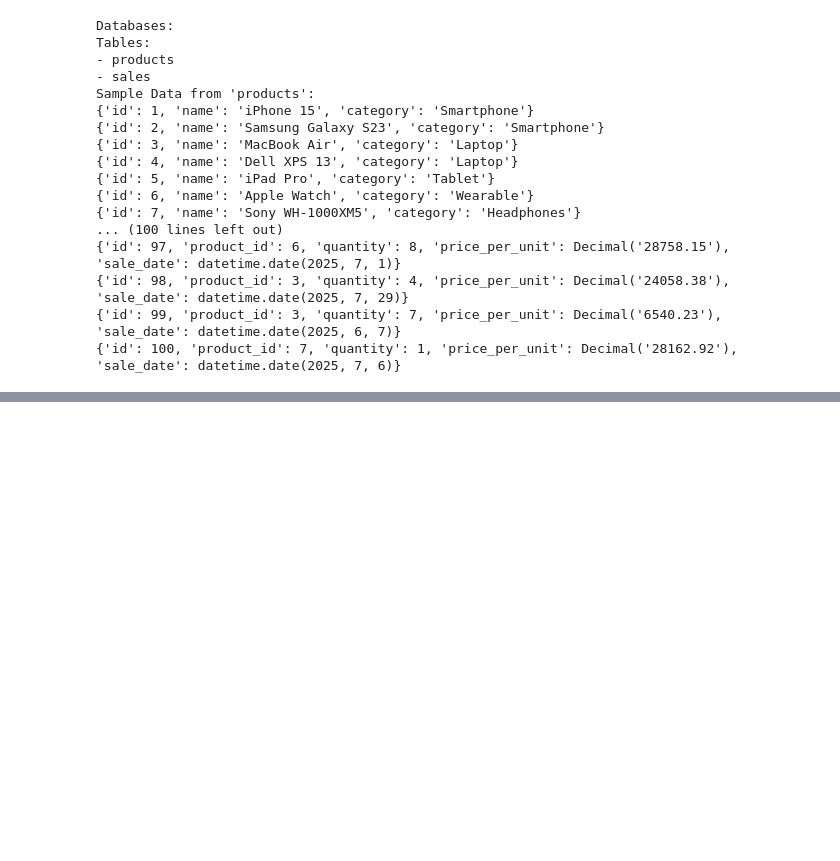
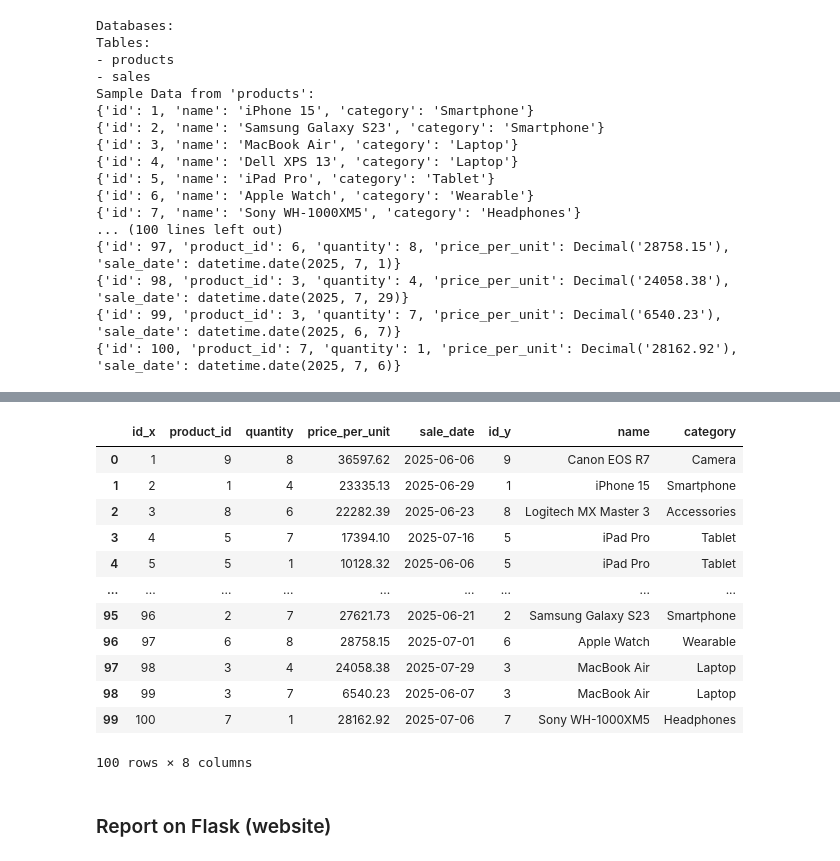
Before and after one commit to ftkbyond77/langchain-lab, a Jupyter notebook: Ai Analyst/dd.ipynb, the cells around one changed output, grey strips where cells are left out. Drawn from its saved outputs; the diff is of its cells as text; code cells hidden in the pictures; blank space fills up the shorter version.

Commit message:
flask connecting (debugging)

```diff
--- a/Ai Analyst/dd.ipynb
+++ b/Ai Analyst/dd.ipynb
@@ -151,0 +154,6 @@ Sample Data from 'products':
+# %%
+df_products = pd.read_sql('SELECT * FROM products', engine)
+df_sales = pd.read_sql('SELECT * FROM sales', engine)
+
+print(df_products.head())
+print(df_sales.head())
@@ -151,0 +173,18 @@ Sample Data from 'products':
+# %%
+df = pd.merge(df_sales, df_products, left_on="product_id", right_on="id")
+# %%
+df
+# %% [output]
+|  | id_x | product_id | quantity | price_per_unit | sale_date | id_y | name | category |
+| 0 | 1 | 9 | 8 | 36597.62 | 2025-06-06 | 9 | Canon EOS R7 | Camera |
+| 1 | 2 | 1 | 4 | 23335.13 | 2025-06-29 | 1 | iPhone 15 | Smartphone |
+| 2 | 3 | 8 | 6 | 22282.39 | 2025-06-23 | 8 | Logitech MX Master 3 | Accessories |
+| 3 | 4 | 5 | 7 | 17394.10 | 2025-07-16 | 5 | iPad Pro | Tablet |
+| 4 | 5 | 5 | 1 | 10128.32 | 2025-06-06 | 5 | iPad Pro | Tablet |
+| ... | ... | ... | ... | ... | ... | ... | ... | ... |
+| 95 | 96 | 2 | 7 | 27621.73 | 2025-06-21 | 2 | Samsung Galaxy S23 | Smartphone |
+| 96 | 97 | 6 | 8 | 28758.15 | 2025-07-01 | 6 | Apple Watch | Wearable |
+| 97 | 98 | 3 | 4 | 24058.38 | 2025-07-29 | 3 | MacBook Air | Laptop |
+| 98 | 99 | 3 | 7 | 6540.23 | 2025-06-07 | 3 | MacBook Air | Laptop |
+| 99 | 100 | 7 | 1 | 28162.92 | 2025-07-06 | 7 | Sony WH-1000XM5 | Headphones |
+100 rows × 8 columns
@@ -151,0 +193,2 @@ Sample Data from 'products':
+# %% [markdown]
+### Report on Flask (website)
```
Also changed, not shown: parts of 9 cells of this notebook, 8 other files.
